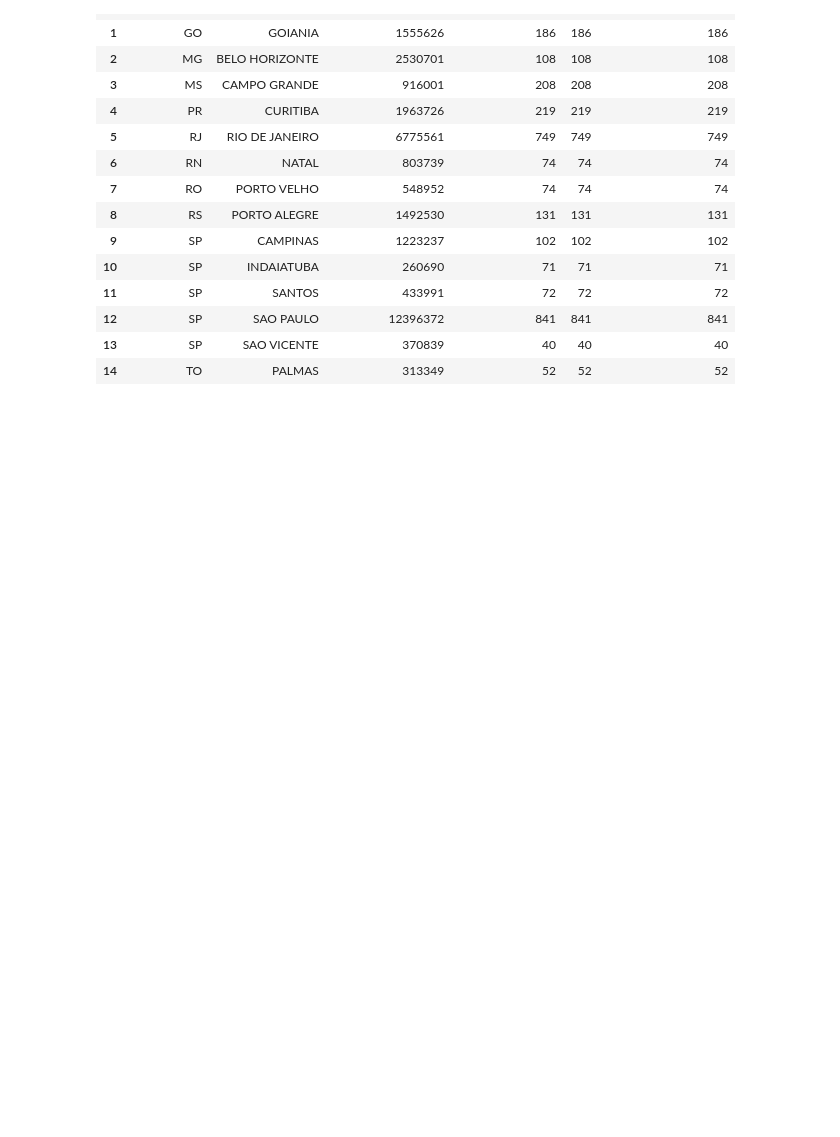
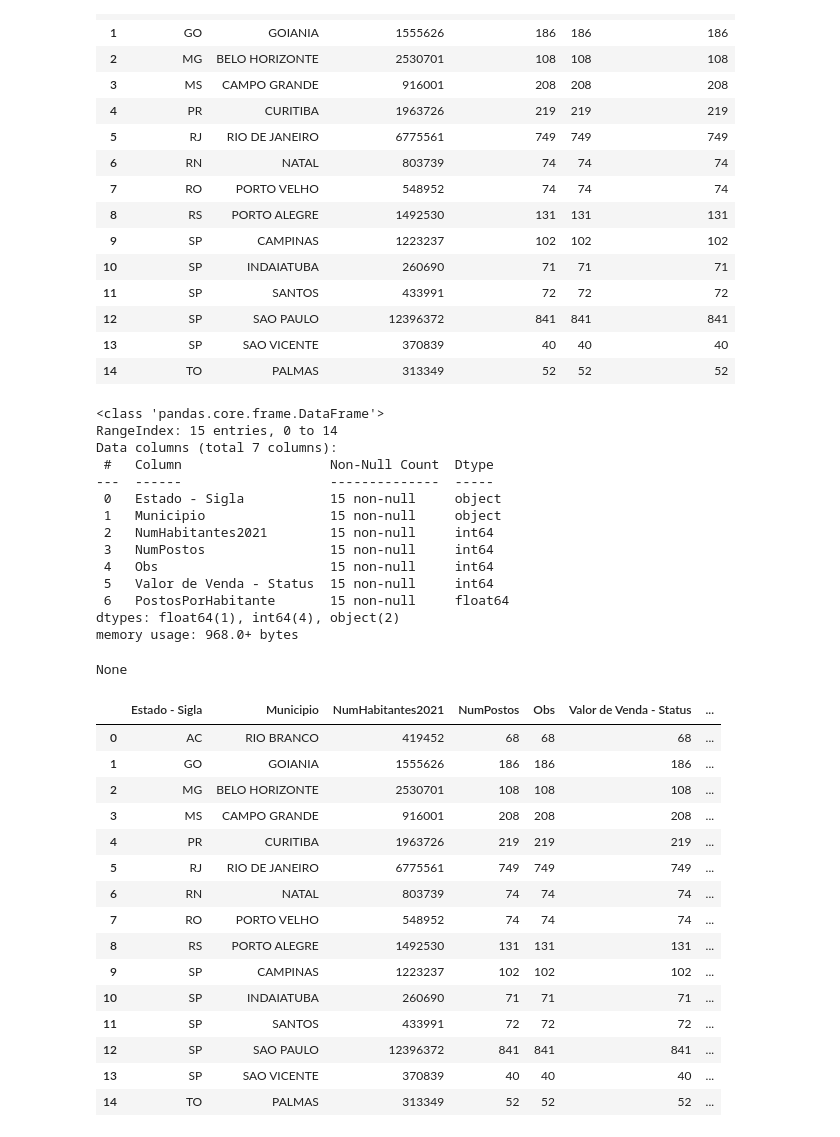
Before and after one commit to jeanzinho509/Analise_de_dados, a Jupyter notebook: Segundo_exemplo_em_Python_Pandas.ipynb, the cells around one changed output. Saved outputs shown, nothing was run; the diff lists cells and outputs as text; code cells hidden in the pictures; blank space fills up the shorter version.

```diff
--- a/Segundo_exemplo_em_Python_Pandas.ipynb
+++ b/Segundo_exemplo_em_Python_Pandas.ipynb
@@ -260,3 +260,47 @@ display(postos_por_munip_df)
 | 12 | SP | SAO PAULO | 12396372 | 841 | 841 | 841 |
 | 13 | SP | SAO VICENTE | 370839 | 40 | 40 | 40 |
 | 14 | TO | PALMAS | 313349 | 52 | 52 | 52 |
+# %%
+
+#Agrupar e contar quantos postos tem na cidade..
+postos_por_munip_df = merge_df.groupby(by=['Estado - Sigla', 'Municipio', 'NumHabitantes2021']).count()
+postos_por_munip_df.reset_index(inplace=True)
+#display(postos_por_municipio_df.info())
+postos_por_munip_df.drop('CNPJ da Revenda', axis=1, inplace=True)
+postos_por_munip_df.rename(columns={"Revenda": "NumPostos"}, inplace=True)
+
+postos_por_munip_df['PostosPorHabitante'] = postos_por_munip_df['NumPostos'] / postos_por_municipio_df['NumHabitantes2021']
+display(postos_por_munip_df.info())
+display(postos_por_munip_df)
+# %% [output]
+<class 'pandas.core.frame.DataFrame'>
+RangeIndex: 15 entries, 0 to 14
+Data columns (total 7 columns):
+ #   Column                   Non-Null Count  Dtype
+---  ------                   --------------  -----
+ 0   Estado - Sigla           15 non-null     object
+ 1   Municipio                15 non-null     object
+ 2   NumHabitantes2021        15 non-null     int64
+ 3   NumPostos                15 non-null     int64
+ 4   Obs                      15 non-null     int64
+ 5   Valor de Venda - Status  15 non-null     int64
+ 6   PostosPorHabitante       15 non-null     float64
+dtypes: float64(1), int64(4), object(2)
+memory usage: 968.0+ bytes
+None
+|  | Estado - Sigla | Municipio | NumHabitantes2021 | NumPostos | Obs | Valor de Venda - Status | ... |
+| 0 | AC | RIO BRANCO | 419452 | 68 | 68 | 68 | ... |
+| 1 | GO | GOIANIA | 1555626 | 186 | 186 | 186 | ... |
+| 2 | MG | BELO HORIZONTE | 2530701 | 108 | 108 | 108 | ... |
+| 3 | MS | CAMPO GRANDE | 916001 | 208 | 208 | 208 | ... |
+| 4 | PR | CURITIBA | 1963726 | 219 | 219 | 219 | ... |
+| 5 | RJ | RIO DE JANEIRO | 6775561 | 749 | 749 | 749 | ... |
+| 6 | RN | NATAL | 803739 | 74 | 74 | 74 | ... |
+| 7 | RO | PORTO VELHO | 548952 | 74 | 74 | 74 | ... |
+| 8 | RS | PORTO ALEGRE | 1492530 | 131 | 131 | 131 | ... |
+| 9 | SP | CAMPINAS | 1223237 | 102 | 102 | 102 | ... |
+| 10 | SP | INDAIATUBA | 260690 | 71 | 71 | 71 | ... |
+| 11 | SP | SANTOS | 433991 | 72 | 72 | 72 | ... |
+| 12 | SP | SAO PAULO | 12396372 | 841 | 841 | 841 | ... |
+| 13 | SP | SAO VICENTE | 370839 | 40 | 40 | 40 | ... |
+| 14 | TO | PALMAS | 313349 | 52 | 52 | 52 | ... |
```
